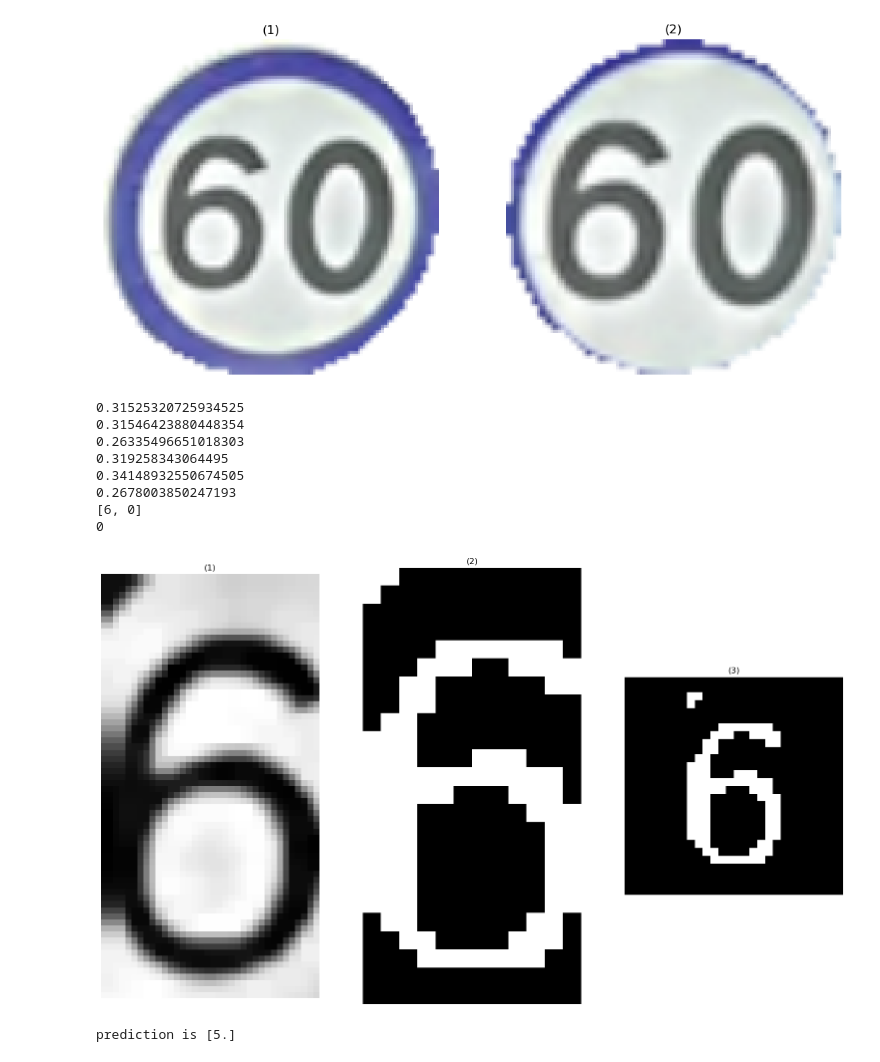
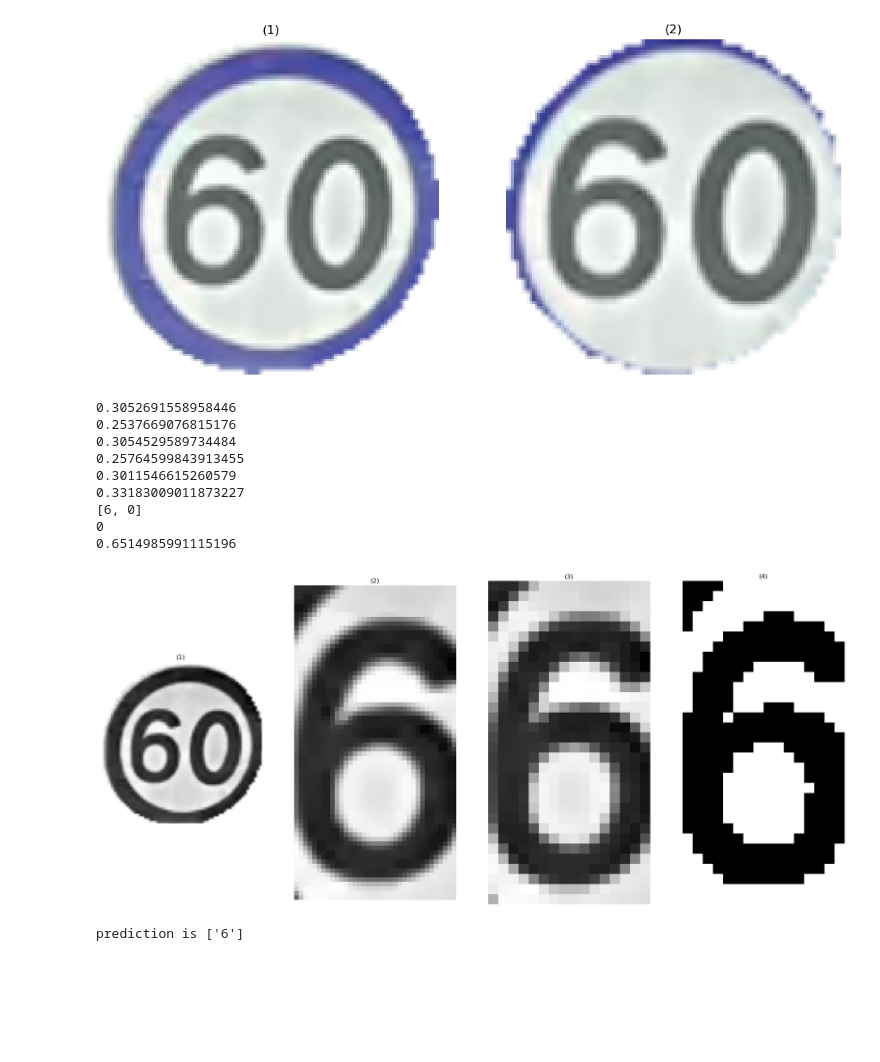
Before and after one commit to ahmedsaad562000/Hdy_3sahn_T3dy, a Jupyter notebook: full_pipeline/main.ipynb, the cells around one changed output. Cells and saved outputs as stored; diff of their text form; code cells hidden in the pictures; blank space fills up the shorter version.

Commit message:
📈 train new classifier

```diff
--- a/full_pipeline/main.ipynb
+++ b/full_pipeline/main.ipynb
@@ -89,6 +96,6 @@ feature_vector , transformed_hog = hog(gray_image , visualize = True  , pixels_p
 pp.show_images([gray_image, transformed_hog])
 # %%
 # image = io.imread("../dataset/screenshots/3.jpg")
-image = video_frames[-7]
+image = video_frames[-6]
 # %%
 # Load the image
@@ -126,7 +133,7 @@ rois = roi.extract_roi(edge_image , resized_img)
 
 pp.show_images(rois)
 # %% [output]
-[figure, old version]
+[figure, new version]
 # %%
 if (len(rois)  == 0):
     print("no rois")
@@ -151,59 +158,54 @@ else:
         #         else:
         #             new_image[i][j] = 0
 
         new_image = pp.gray_image(rois[detected_image_index])
 
+        # #perform opening
+        kernel = np.ones((2,2), np.uint8)
+        new_image = cv2.erode(new_image, kernel, iterations=2)
+        new_image = cv2.dilate(new_image, kernel, iterations=1)
 
+        cropped_img = new_image[ 30:100 , 25:61 ]
+        resized_img = cv2.resize(cropped_img , (16, 32))
+        # thrsholded_image = np.zeros_like(new_image)
+        threshold = filters.threshold_otsu(resized_img)
+        print(threshold)
+        thresholded_image = np.zeros(resized_img.shape)
+        thresholded_image[resized_img  > threshold] = 1
+        pp.show_images([new_image,cropped_img,resized_img , thresholded_image])
 
-
-        new_image = new_image[ 30:100 , 25:61 ]
-
-        #perform closing
-        kernel = np.ones((2,2), np.uint8)
-        new_image = cv2.dilate(new_image, kernel, iterations=3)
-        new_image = cv2.erode(new_image, kernel, iterations=1)
-
-        thrsholded_image = np.zeros_like(new_image)
-        threshold = filters.threshold_otsu(new_image)
-        thrsholded_image[new_image <= threshold] = 1
-        thrsholded_image = cv2.resize(thrsholded_image , (12, 24)).astype(np.uint8)
-
-        new_black_image = np.zeros((28, 28))
-        new_black_image[2:2+thrsholded_image.shape[0] , 8:8+thrsholded_image.shape[1]] = thrsholded_image
+        # new_black_image = np.zeros((28, 28))
+        # new_black_image[2:2+thrsholded_image.shape[0] , 8:8+thrsholded_image.shape[1]] = thrsholded_image
         # new_black_image = filters.gaussian(new_black_image , sigma=1)
 
         # # apply dilation
         # kernel = np.ones((2, 2), np.uint8)
         # new_black_image = cv2.dilate(new_black_image, kernel, iterations=1)
-
-
-        pp.show_images([new_image , thrsholded_image , new_black_image])
-
-
 
 
         # gray_roi = pp.gray_image(rois[detected_image_index])
 
         # gray_roi = pp.HistogramEqualization(gray_roi)
 
         # new_image = gray_roi[ 20:100 , 15:110 ]
 
         # first_digit = new_image[: , 0:new_image.shape[0]//2]
 
         # pp.show_images([gray_roi , new_image , first_digit], ["sign_detected" , "new_image" , "first digit"])
 
         # print(gray_roi.shape)
-        print(f'prediction is {numbers_classifier.predict(new_black_image)}')
+        print(f'prediction is {numbers_classifier.predict(resized_img)}')
     else:
         print("no sign detected")
 # %% [output]
-0.31525320725934525
-0.31546423880448354
-0.26335496651018303
-0.319258343064495
-0.34148932550674505
-0.2678003850247193
+0.3052691558958446
+0.2537669076815176
+0.3054529589734484
+0.25764599843913455
+0.3011546615260579
+0.33183009011873227
 [6, 0]
 0
+0.6514985991115196
-[figure, old version]
+[figure, new version]
-prediction is [5.]
+prediction is ['6']
```
Also changed, not shown: parts of 4 cells of this notebook, 1 other file.
